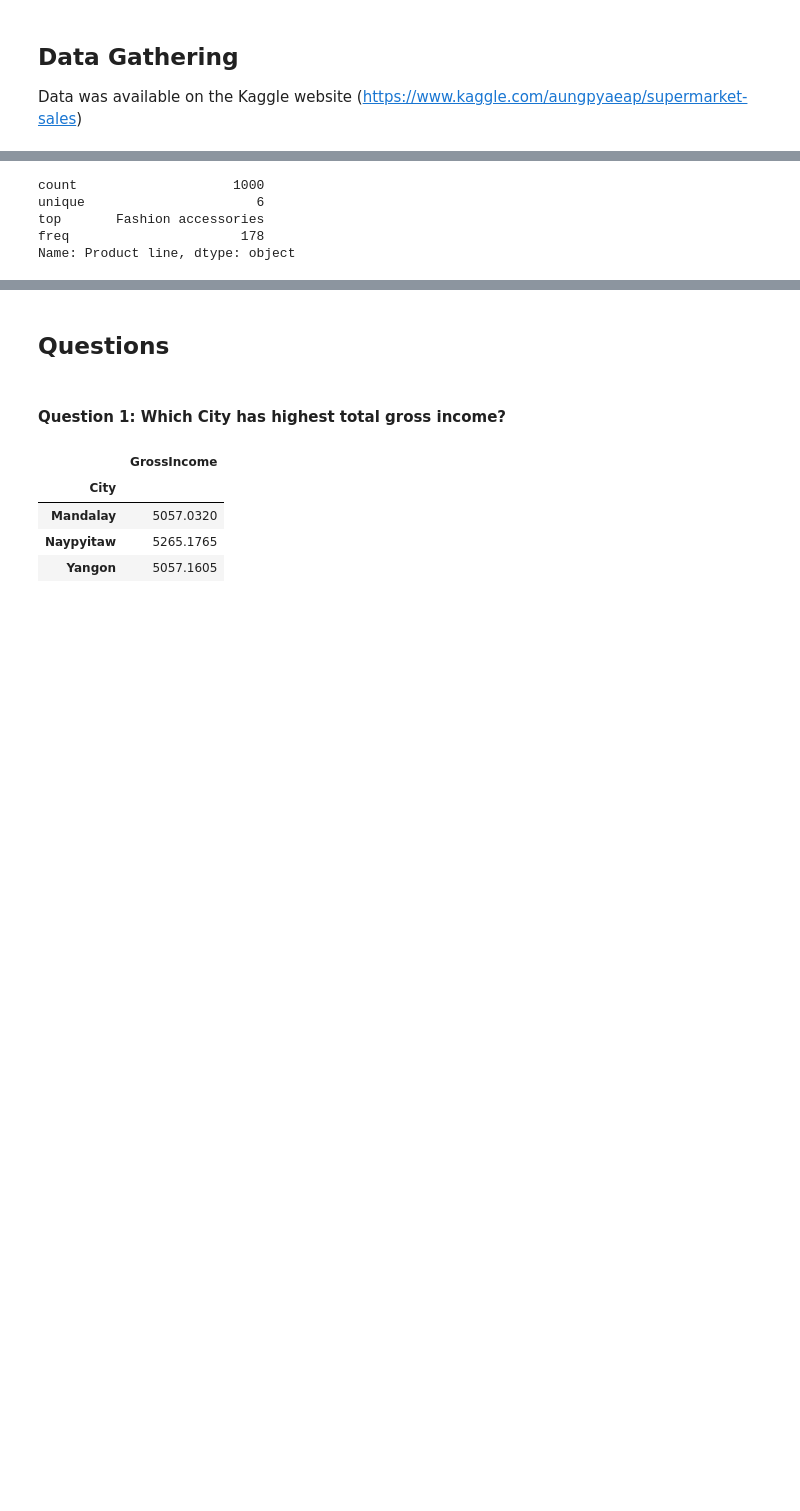
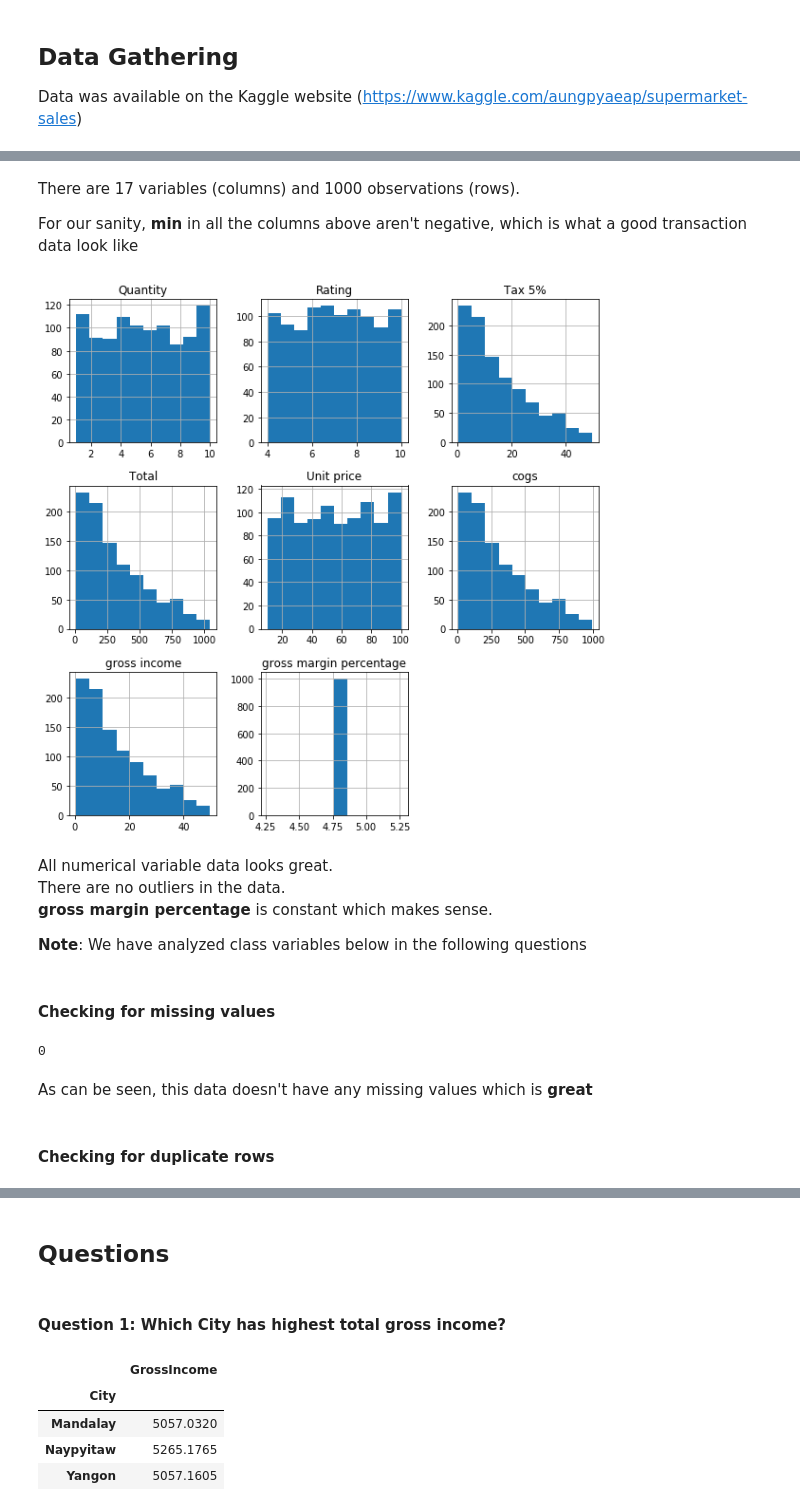
Before and after one commit to smyskar-lab/supermarket, a Jupyter notebook: supermarket_data blog.ipynb, the cells around one changed output, grey strips where cells are left out. Cells and saved outputs as stored; diff of their text form; code cells hidden in the pictures; blank space fills up the shorter version.

```diff
--- a/supermarket_data blog.ipynb
+++ b/supermarket_data blog.ipynb
@@ -23,11 +39,3 @@ df.head()
-# %%
-df['Product line'].describe()
-# %% [output]
-count                    1000
-unique                      6
-top       Fashion accessories
-freq                      178
-Name: Product line, dtype: object
 # %%
 df.describe()
 # %% [output]
@@ -40,3 +48,27 @@ df.describe()
 | 50% | 55.230000 | 5.000000 | 12.088000 | 253.848000 | 241.76000 | 4.761905e+00 | 12.088000 | 7.00000 |
 | 75% | 77.935000 | 8.000000 | 22.445250 | 471.350250 | 448.90500 | 4.761905e+00 | 22.445250 | 8.50000 |
 | max | 99.960000 | 10.000000 | 49.650000 | 1042.650000 | 993.00000 | 4.761905e+00 | 49.650000 | 10.00000 |
+# %% [markdown]
+There are 17 variables (columns) and 1000 observations (rows).
+
+For our sanity, **min** in all the columns above aren't negative, which is what a good transaction data look like
+# %%
+df.hist(figsize=(10,10));
+# %% [output]
+[figure, added]
+# %% [markdown]
+All numerical variable data looks great.
+There are no outliers in the data.
+**gross margin percentage** is constant which makes sense.
+
+**Note**: We have analyzed class variables below in the following questions
+# %% [markdown]
+#### Checking for missing values
+# %%
+df.isnull().values.any(axis=1).sum() # Checking if there are any missing values
+# %% [output]
+0
+# %% [markdown]
+As can be seen, this data doesn't have any missing values which is **great**
+# %% [markdown]
+#### Checking for duplicate rows
```
Also changed, not shown: parts of 34 cells of this notebook.
